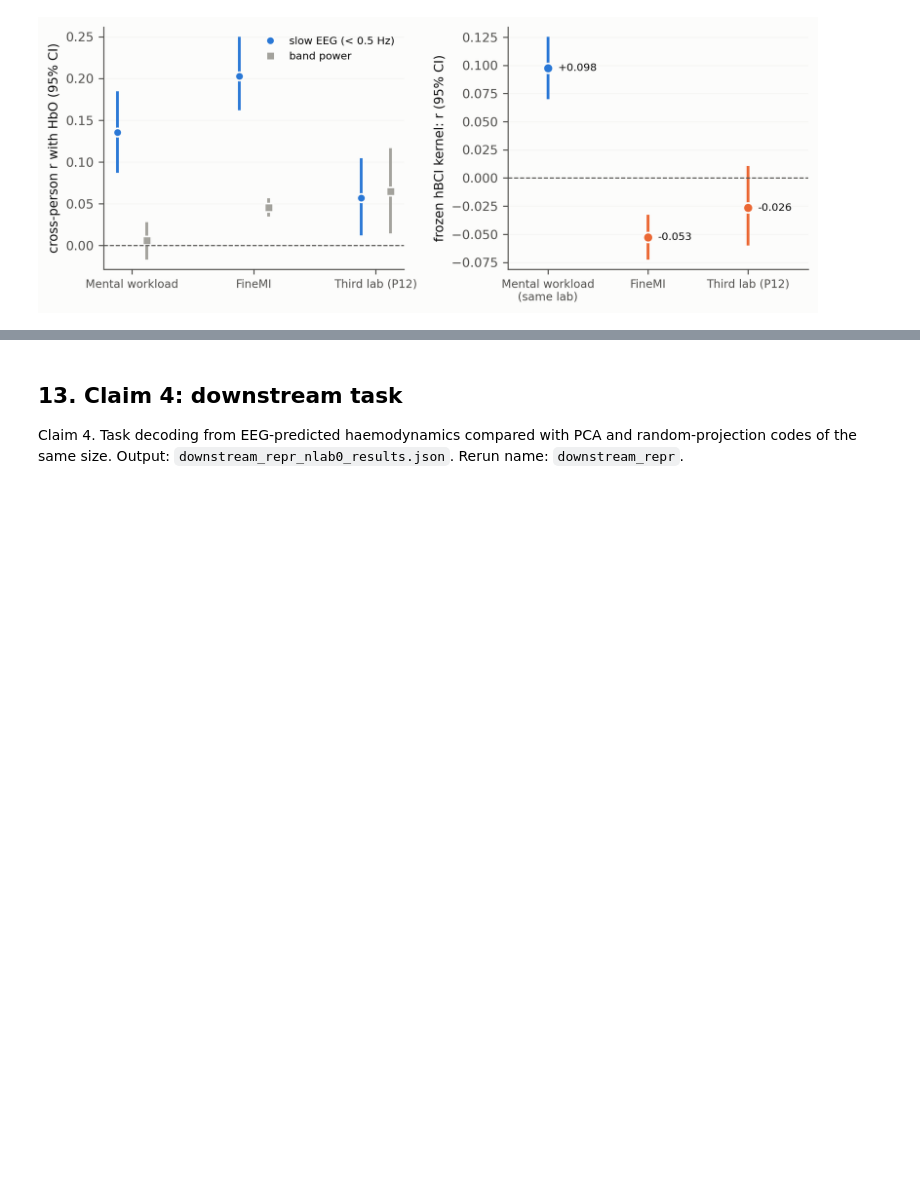
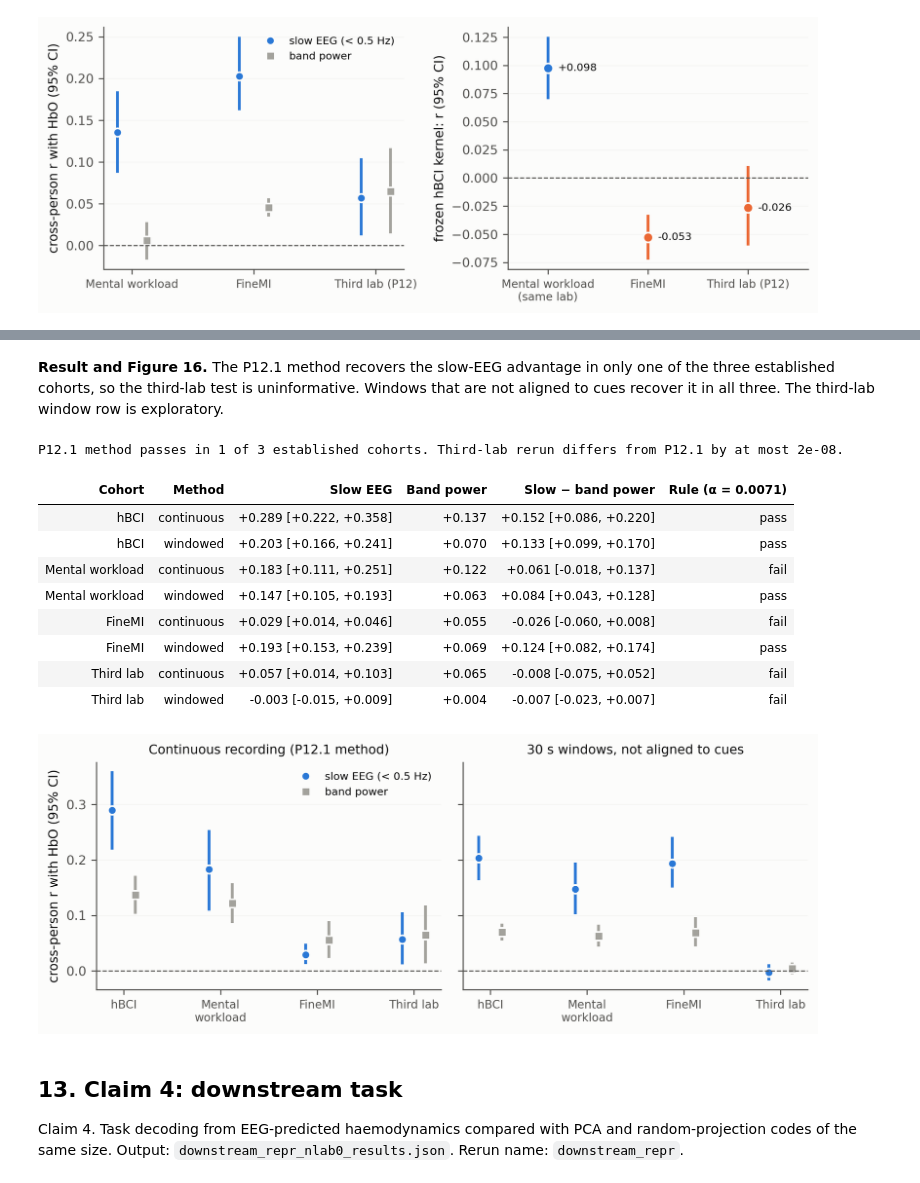
Before and after one commit to muntasirhossain2003/Cross-Modal-Prediction-of-fNIRS-Haemodynamics-From-Infra-Slow-EEG, a Jupyter notebook: merge/NeuroVascNet_Full.ipynb, the cells around one changed output, grey strips where cells are left out. Drawn from its saved outputs; the diff is of its cells as text; code cells hidden in the pictures; blank space fills up the shorter version.

```diff
--- a/merge/NeuroVascNet_Full.ipynb
+++ b/merge/NeuroVascNet_Full.ipynb
@@ -5488,3 +5665,43 @@ People passing the sync and length rules: 15 of 30
+# %% [markdown]
+**Result and Figure 16.** The P12.1 method recovers the slow-EEG advantage in only one of the three established cohorts, so the third-lab test is uninformative. Windows that are not aligned to cues recover it in all three. The third-lab window row is exploratory.
+# %%
+d = J("nvc_method_check_results.json")
+print(f"P12.1 method passes in {d['P13.1_passes_of_3']} of 3 established cohorts. Third-lab rerun differs from P12.1 by at most {d['mendeley_reproduces_P12.1_max_abs_diff']:.0e}.")
+table([[{**COH, "mendeley": "Third lab"}[c], k, f"{v[k]['slow']['mean_r']:+.3f} {ci(*v[k]['slow']['ci'])}", f"{v[k]['bandpower']['mean_r']:+.3f}", f"{v[k]['diff']['mean']:+.3f} {ci(*v[k]['diff']['ci'])}", "pass" if v[k]["pass"] else "fail"] for c, v in d["cohorts"].items() for k in ("continuous", "windowed")], ["Cohort", "Method", "Slow EEG", "Band power", "Slow − band power", "Rule (α = 0.0071)"])
+def draw_fig16():
+    M16 = RJ("nvc_method_check_results.json")["cohorts"]
+    N16 = (("hbci", "hBCI"), ("mental_workload", "Mental\nworkload"), ("finemi", "FineMI"), ("mendeley", "Third lab"))
+    fig, axes = plt.subplots(1, 2, figsize=(7.8, 3.0), sharey=True)
+    for ax, k, title in zip(axes, ("continuous", "windowed"), ("Continuous recording (P12.1 method)", "30 s windows, not aligned to cues")):
+        for i, (c, n) in enumerate(N16):
+            a, b = M16[c][k]["slow"], M16[c][k]["bandpower"]
+            ax.plot([i - 0.12] * 2, a["ci"], color="#2a78d6", lw=2)
+            ax.plot(i - 0.12, a["mean_r"], "o", ms=6, color="#2a78d6", mec=SURF, mew=1.2, label="slow EEG (< 0.5 Hz)" if i == 0 else None)
+            ax.plot([i + 0.12] * 2, b["ci"], color=NEUTRAL, lw=2)
+            ax.plot(i + 0.12, b["mean_r"], "s", ms=6, color=NEUTRAL, mec=SURF, mew=1.2, label="band power" if i == 0 else None)
+        ax.axhline(0, color=INK2, lw=0.8, ls="--")
+        ax.set_xticks(range(4), [n for _, n in N16], fontsize=8)
+        ax.set_title(title, fontsize=9, color=INK)
+        ax.grid(axis="x", visible=False)
+    axes[0].set_ylabel("cross-person r with HbO (95% CI)")
+    axes[0].legend(fontsize=7.5, loc="upper right")
+    save(fig, "fig16_method_check")
+
+
+draw_fig16()
+fig("fig16_method_check", 780)
+# %% [output]
+P12.1 method passes in 1 of 3 established cohorts. Third-lab rerun differs from P12.1 by at most 2e-08.
+| Cohort | Method | Slow EEG | Band power | Slow − band power | Rule (α = 0.0071) |
+| hBCI | continuous | +0.289 [+0.222, +0.358] | +0.137 | +0.152 [+0.086, +0.220] | pass |
+| hBCI | windowed | +0.203 [+0.166, +0.241] | +0.070 | +0.133 [+0.099, +0.170] | pass |
+| Mental workload | continuous | +0.183 [+0.111, +0.251] | +0.122 | +0.061 [-0.018, +0.137] | fail |
+| Mental workload | windowed | +0.147 [+0.105, +0.193] | +0.063 | +0.084 [+0.043, +0.128] | pass |
+| FineMI | continuous | +0.029 [+0.014, +0.046] | +0.055 | -0.026 [-0.060, +0.008] | fail |
+| FineMI | windowed | +0.193 [+0.153, +0.239] | +0.069 | +0.124 [+0.082, +0.174] | pass |
+| Third lab | continuous | +0.057 [+0.014, +0.103] | +0.065 | -0.008 [-0.075, +0.052] | fail |
+| Third lab | windowed | -0.003 [-0.015, +0.009] | +0.004 | -0.007 [-0.023, +0.007] | fail |
+[figure, added]
 # %% [markdown]
 ## 13. Claim 4: downstream task
 
```
Also changed, not shown: parts of 6 cells of this notebook, 16 other files.
